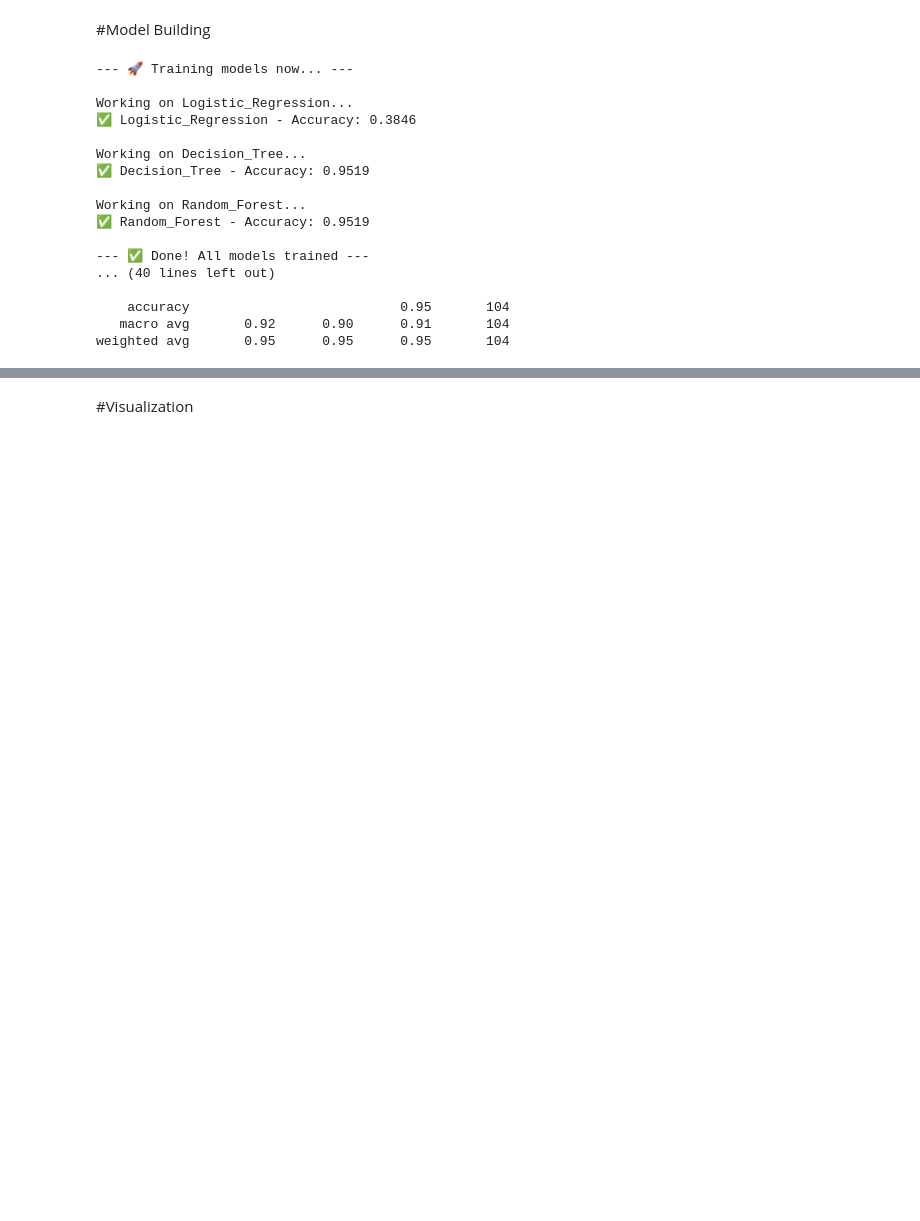
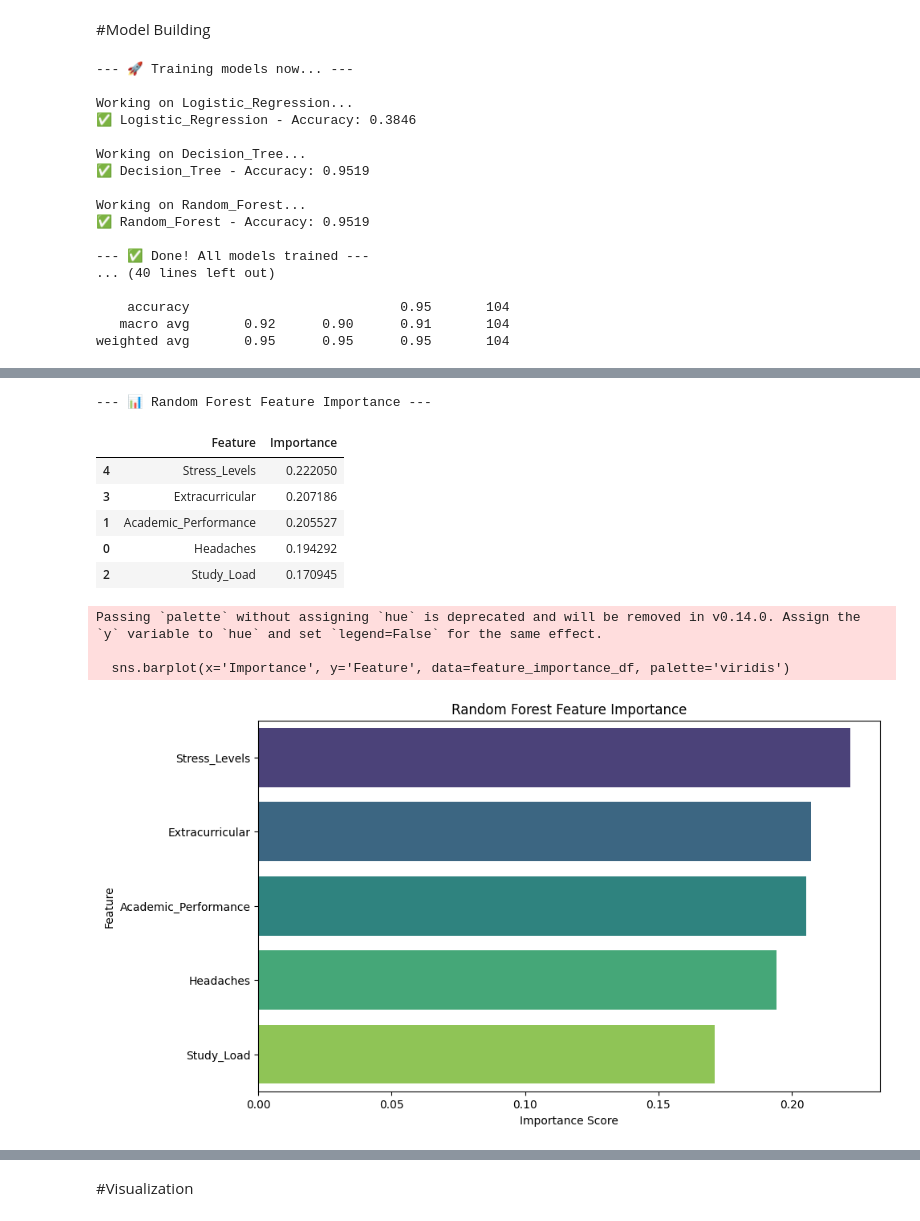
Before and after one commit to Phassakorn512/CS240-termproject, a Jupyter notebook: termproject.ipynb, the cells around one changed output, grey strips where cells are left out. Drawn from its saved outputs; the diff is of its cells as text; code cells hidden in the pictures; blank space fills up the shorter version.

```diff
--- a/termproject.ipynb
+++ b/termproject.ipynb
@@ -510,0 +661,42 @@ weighted avg       0.95      0.95      0.95       104
+# %%
+import pandas as pd
+import matplotlib.pyplot as plt
+import seaborn as sns
+
+# Perform Feature Importance Analysis for Random Forest
+if 'Random_Forest' in model_results and 'model' in model_results['Random_Forest']:
+    rf_model = model_results['Random_Forest']['model']
+    feature_names = model_results['Random_Forest']['storeX'].columns
+    importances = rf_model.feature_importances_
+
+    # Create a DataFrame for better visualization
+    feature_importance_df = pd.DataFrame({
+        'Feature': feature_names,
+        'Importance': importances
+    }).sort_values(by='Importance', ascending=False)
+
+    print("\n--- 📊 Random Forest Feature Importance ---")
+    display(feature_importance_df)
+
+    # Visualize Feature Importance
+    plt.figure(figsize=(10, 6))
+    sns.barplot(x='Importance', y='Feature', data=feature_importance_df, palette='viridis')
+    plt.title('Random Forest Feature Importance')
+    plt.xlabel('Importance Score')
+    plt.ylabel('Feature')
+    plt.show()
+
+else:
+    print("Random Forest model not found in model_results. Please ensure the models are trained.")
+# %% [output]
+--- 📊 Random Forest Feature Importance ---
+|  | Feature | Importance |
+| 4 | Stress_Levels | 0.222050 |
+| 3 | Extracurricular | 0.207186 |
+| 1 | Academic_Performance | 0.205527 |
+| 0 | Headaches | 0.194292 |
+| 2 | Study_Load | 0.170945 |
+Passing `palette` without assigning `hue` is deprecated and will be removed in v0.14.0. Assign the `y` variable to `hue` and set `legend=False` for the same effect.
+
+  sns.barplot(x='Importance', y='Feature', data=feature_importance_df, palette='viridis')
+[figure, added]
```
Also changed, not shown: parts of 8 cells of this notebook.
